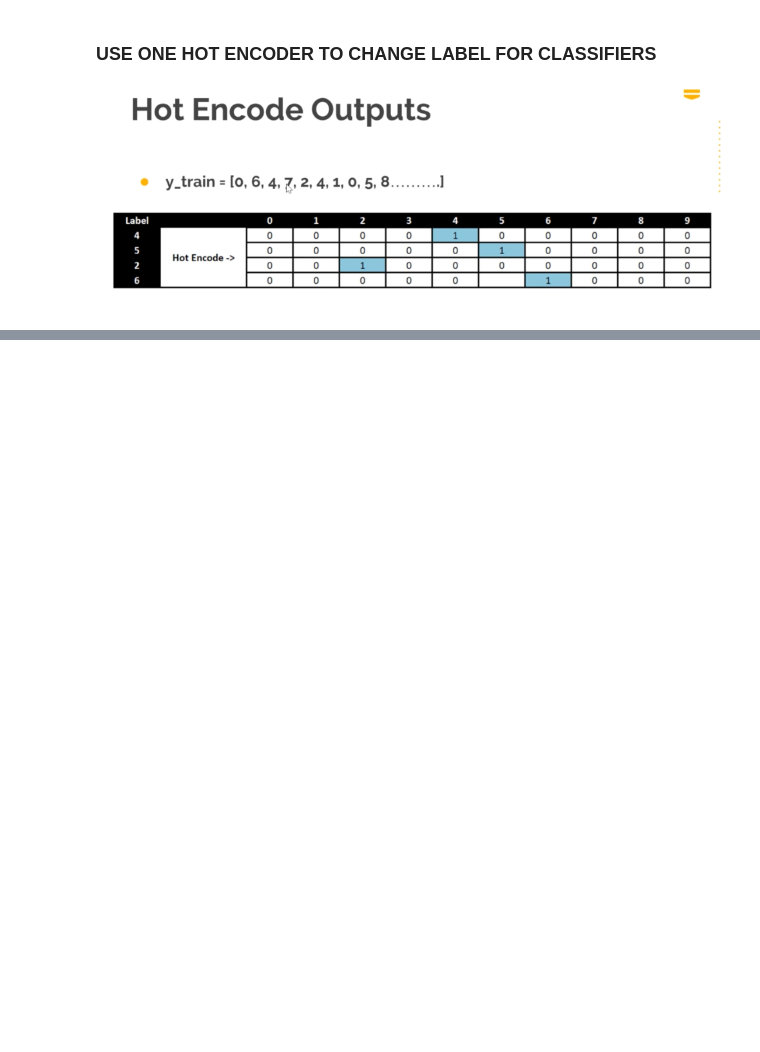
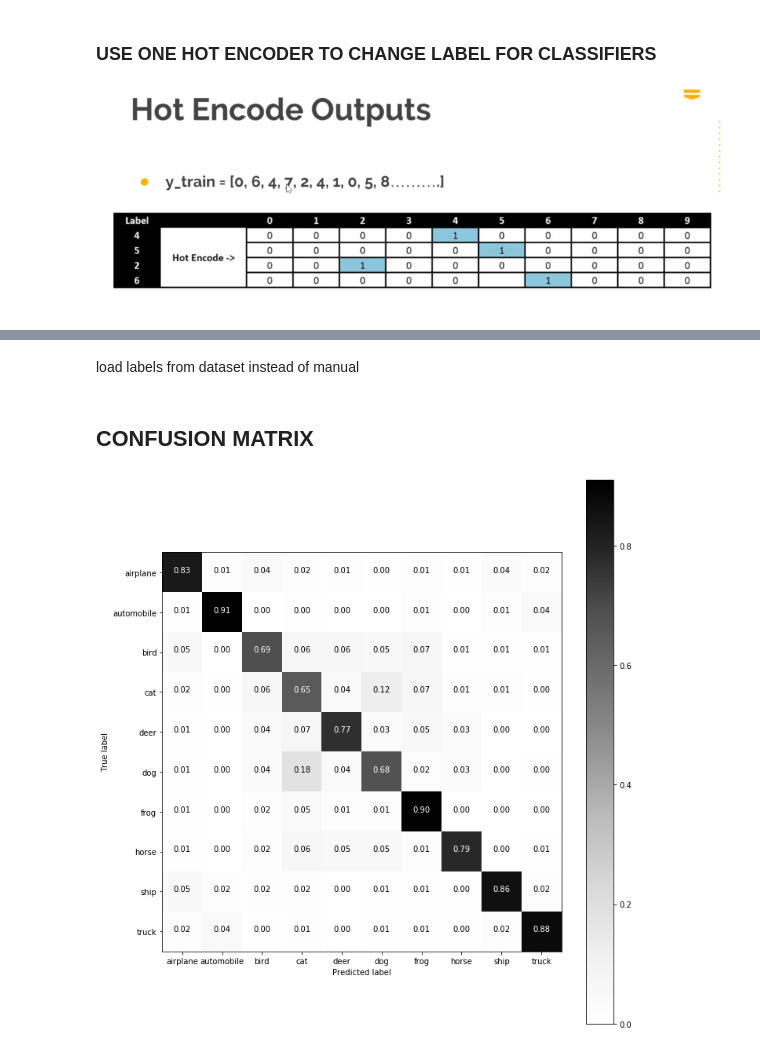
Before and after one commit to wajeehulhassanvii/computervision, a Jupyter notebook: notebooks/cifar10_classifier.ipynb, the cells around one changed output, grey strips where cells are left out. Saved outputs shown, nothing was run; the diff lists cells and outputs as text; code cells hidden in the pictures; blank space fills up the shorter version.

```diff
--- a/notebooks/cifar10_classifier.ipynb
+++ b/notebooks/cifar10_classifier.ipynb
@@ -285,0 +154,5 @@ implot = plt.imshow(img)
+# %%
+history = model.fit(X_train, y_train_oh, batch_size=batch_size,
+                   epochs=epochs,
+                   validation_data = (X_test, y_test_oh),
+                   shuffle=True, verbose=1)
@@ -285,0 +189,2 @@ implot = plt.imshow(img)
+# %%
+y_pred = model.predict(X_test)
@@ -285,0 +200,46 @@ implot = plt.imshow(img)
+# %%
+y_pred_labels = np.argmax(y_pred, axis=1)
+# %% [markdown]
+load labels from dataset instead of manual
+# %%
+labels = {0: "airplane",
+          1: "automobile",
+          2: "bird",
+          3: "cat",
+          4: "deer",
+          5: "dog",
+          6: "frog",
+          7: "horse",
+          8: "ship",
+          9: "truck"}
+# %% [markdown]
+## CONFUSION MATRIX
+# %%
+import itertools
+from sklearn.metrics import confusion_matrix
+
+cnf_matrix = confusion_matrix(y_test, y_pred_labels)
+cm = cnf_matrix.astype('float32')/cnf_matrix.sum(axis=1)
+
+plt.figure(figsize=(10,10))
+plt.imshow(cm, interpolation='nearest', cmap=plt.cm.Greys)
+tick_marks = np.arange(10)
+
+plt.xticks(tick_marks, [labels[i] for i in range(10)])
+plt.yticks(tick_marks, [labels[i] for i in range(10)])
+fmt='.2f'
+
+thresh=cm.max()/2.
+
+for i, j in itertools.product(range(cm.shape[0]), range(cm.shape[1])):
+    plt.text(j, i, format(cm[i, j], fmt),
+             horizontalalignment="center",
+             color="white" if cm[i, j] > thresh else "black")
+plt.colorbar()
+plt.tight_layout()
+plt.ylabel('True label')
+plt.xlabel('Predicted label')
+plt.grid(False)
+plt.show();
+# %% [output]
+[figure, added]
```
Also changed, not shown: parts of 50 cells of this notebook, 1 other file.
